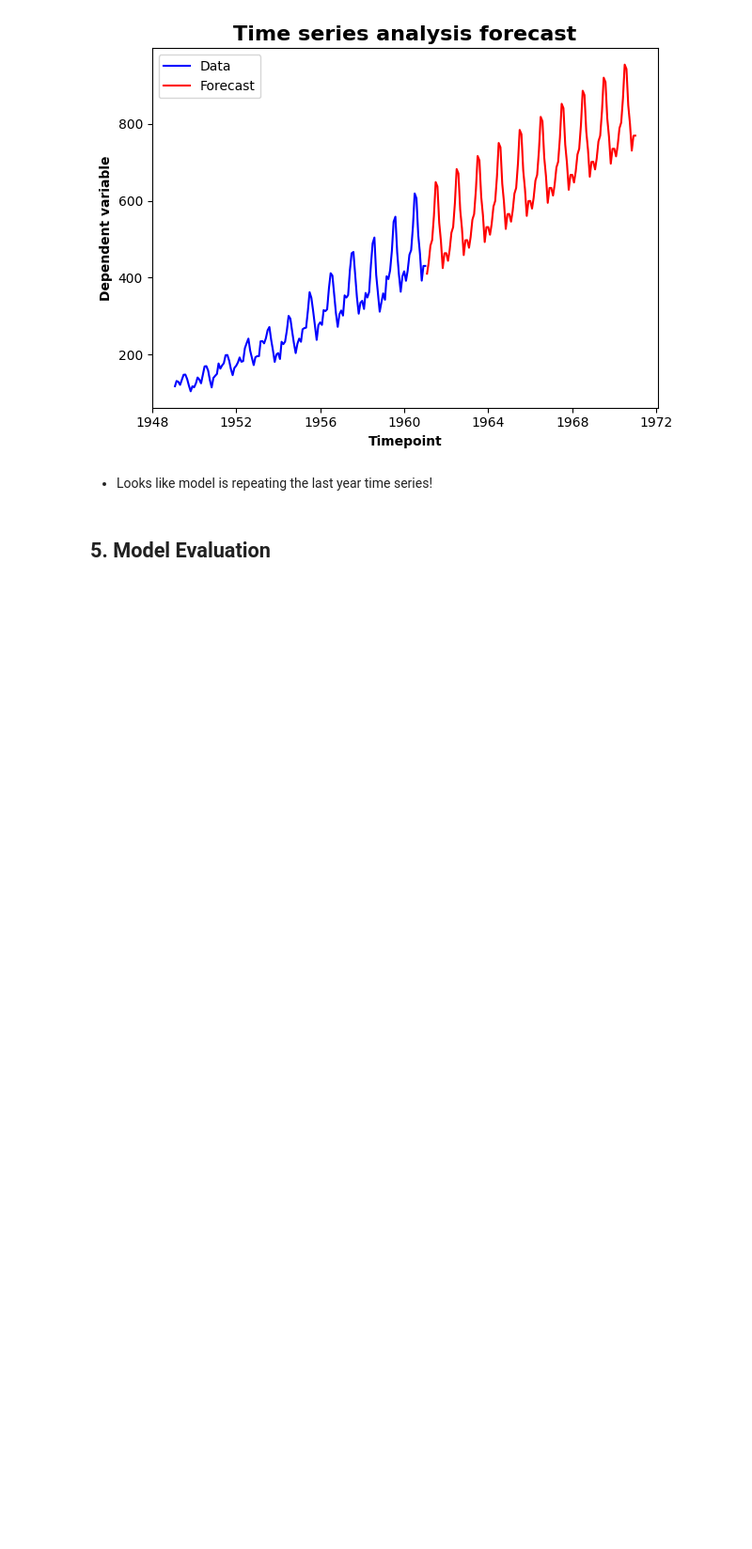
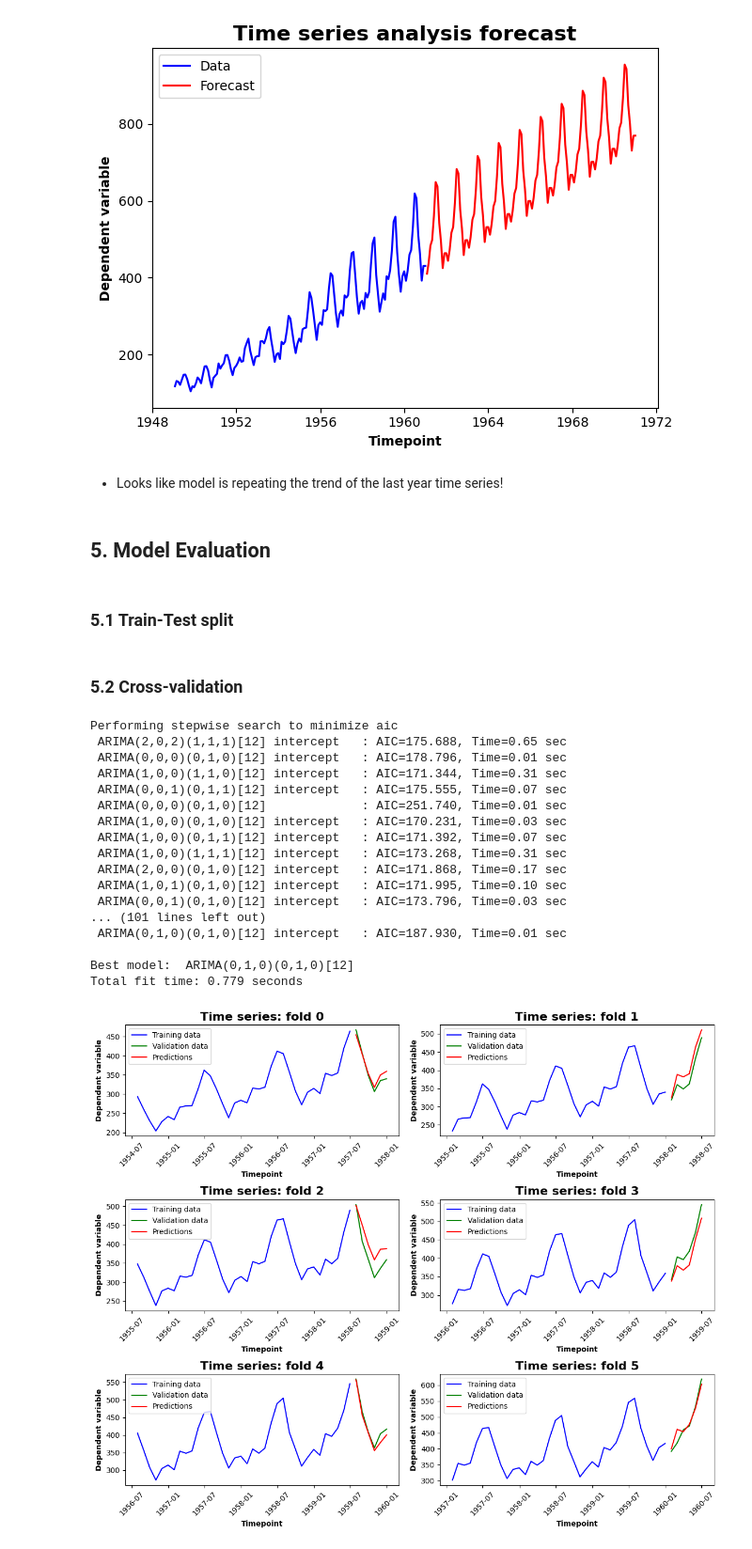
Before and after one commit to 4GeeksAcademy/Madesh1-time-series-project, a Jupyter notebook: src/Madesh_solution.ipynb, the cells around one changed output. Shown at 94% size. Saved outputs shown, nothing was run; the diff lists cells and outputs as text; code cells hidden in the pictures; blank space fills up the shorter version.

```diff
--- a/src/Madesh_solution.ipynb
+++ b/src/Madesh_solution.ipynb
@@ -315,6 +315,76 @@ plt.show()
 # %% [output]
 [figure]
 # %% [markdown]
-- Looks like model is repeating the last year time series!
+- Looks like model is repeating the trend of the last year time series!
 # %% [markdown]
 ## 5. Model Evaluation
+# %% [markdown]
+### 5.1 Train-Test split
+# %%
+forecast_horizon=6
+model_order=36
+
+testing_dataset_size=forecast_horizon
+training_set_size=len(timeseries_df) - testing_dataset_size
+training_data=timeseries_df[:training_set_size]
+testing_data=timeseries_df[training_set_size:]
+# %% [markdown]
+### 5.2 Cross-validation
+# %%
+folds=6
+
+validation_rmse_values=[]
+predicted_values=[]
+validation_values=[]
+
+fig, axs=plt.subplots(3, 2, figsize=(12,10))
+axs=axs.flatten()
+
+timeseries_splits=TimeSeriesSplit(n_splits=folds, max_train_size=model_order, test_size=forecast_horizon)
+
+for i, timeseries_split in enumerate(timeseries_splits.split(training_data)):
+    training_indices=timeseries_split[0]
+    validation_indices=timeseries_split[1]
+
+    fold_training_data=training_data.iloc[training_indices, :]
+    fold_validation_data=training_data.iloc[validation_indices, :]
+
+    timeseries_model=auto_arima(fold_training_data['dependent_var'], stationary=False, trace=True, seasonal=True, m=12, suppress_warnings=True)
+    forecast=timeseries_model.predict(forecast_horizon)
+
+    predicted_values.extend(forecast)
+    validation_values.extend(fold_validation_data['dependent_var'])
+
+    rmse=sqrt(mean_squared_error(fold_validation_data['dependent_var'], forecast))
+    validation_rmse_values.append(rmse)
+
+    axs[i].set_title(f'Time series: fold {i}', fontsize=16, fontweight='bold')
+    axs[i].plot(fold_training_data['dependent_var'], label='Training data', color='blue')
+    axs[i].plot(fold_validation_data['dependent_var'], label='Validation data', color='green')
+    axs[i].plot(forecast, label='Predictions', color='red')
+    axs[i].set_xlabel('Timepoint', fontweight='bold')
+    axs[i].set_ylabel('Dependent variable', fontweight='bold')
+    axs[i].tick_params(axis='x', labelrotation=45)
+    axs[i].legend(loc='best')
+
+plt.tight_layout()
+plt.show()
+# %% [output]
+Performing stepwise search to minimize aic
+ ARIMA(2,0,2)(1,1,1)[12] intercept   : AIC=175.688, Time=0.65 sec
+ ARIMA(0,0,0)(0,1,0)[12] intercept   : AIC=178.796, Time=0.01 sec
+ ARIMA(1,0,0)(1,1,0)[12] intercept   : AIC=171.344, Time=0.31 sec
+ ARIMA(0,0,1)(0,1,1)[12] intercept   : AIC=175.555, Time=0.07 sec
+ ARIMA(0,0,0)(0,1,0)[12]             : AIC=251.740, Time=0.01 sec
+ ARIMA(1,0,0)(0,1,0)[12] intercept   : AIC=170.231, Time=0.03 sec
+ ARIMA(1,0,0)(0,1,1)[12] intercept   : AIC=171.392, Time=0.07 sec
+ ARIMA(1,0,0)(1,1,1)[12] intercept   : AIC=173.268, Time=0.31 sec
+ ARIMA(2,0,0)(0,1,0)[12] intercept   : AIC=171.868, Time=0.17 sec
+ ARIMA(1,0,1)(0,1,0)[12] intercept   : AIC=171.995, Time=0.10 sec
+ ARIMA(0,0,1)(0,1,0)[12] intercept   : AIC=173.796, Time=0.03 sec
+... (101 lines left out)
+ ARIMA(0,1,0)(0,1,0)[12] intercept   : AIC=187.930, Time=0.01 sec
+
+Best model:  ARIMA(0,1,0)(0,1,0)[12]
+Total fit time: 0.779 seconds
+[figure, added]
```
Also changed, not shown: parts of 11 cells of this notebook.
